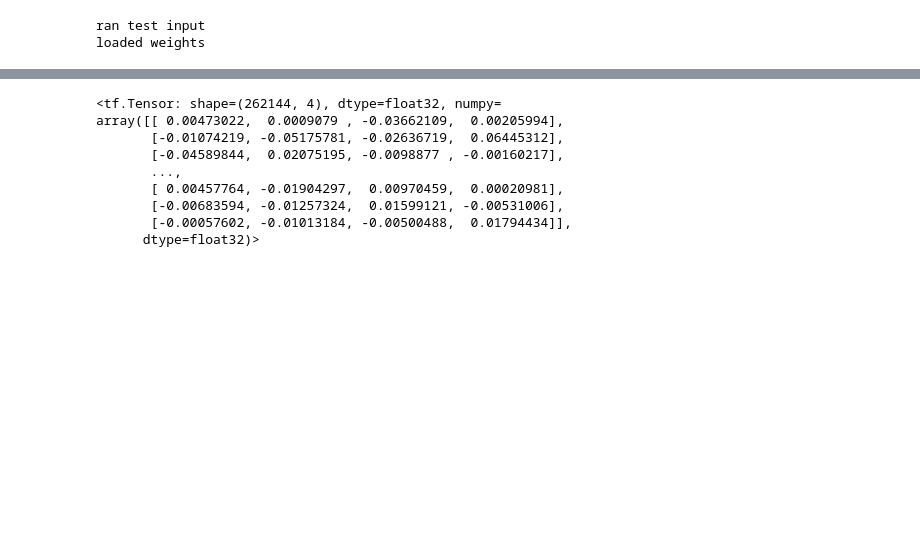
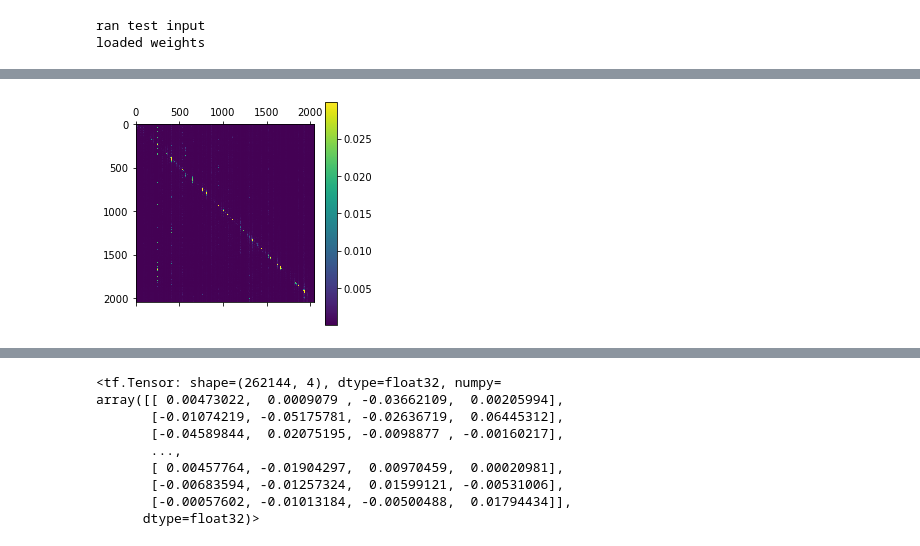
Before and after one commit to abuchin/genformer, a Jupyter notebook: visualization/plot_tracks_masked.ipynb, the cells around one changed output, grey strips where cells are left out. Cells and saved outputs as stored; diff of their text form; code cells hidden in the pictures; blank space fills up the shorter version.

```diff
--- a/visualization/plot_tracks_masked.ipynb
+++ b/visualization/plot_tracks_masked.ipynb
@@ -274,0 +410,18 @@ def deserialize_val(serialized_example,
+# %%
+all_arrs=[]
+for idx in range(6):
+    k_1,q_1 = att_matrices_out[1]['layer_' + str(idx)]
+
+    for i in range(0,8):
+        temp = tf.nn.softmax(tf.matmul(q_1[:,0,i,:],tf.transpose(k_1[:,0,i,:])) / tf.math.sqrt(200.0))
+        all_arrs.append(tf.expand_dims(temp,axis=0))
+
+
+all_arrs_concat = tf.concat(all_arrs, axis=0)
+mean_att = np.clip(tf.reduce_mean(all_arrs_concat,axis=0).numpy(),0,0.03)
+plt.matshow(mean_att)
+plt.colorbar()
+plt.savefig("attention_slc25a21_t47d.pdf", format="pdf", bbox_inches="tight")
+plt.show()
+# %% [output]
+[figure, added]
```
Also changed, not shown: parts of 11 cells of this notebook, 10 other files.
